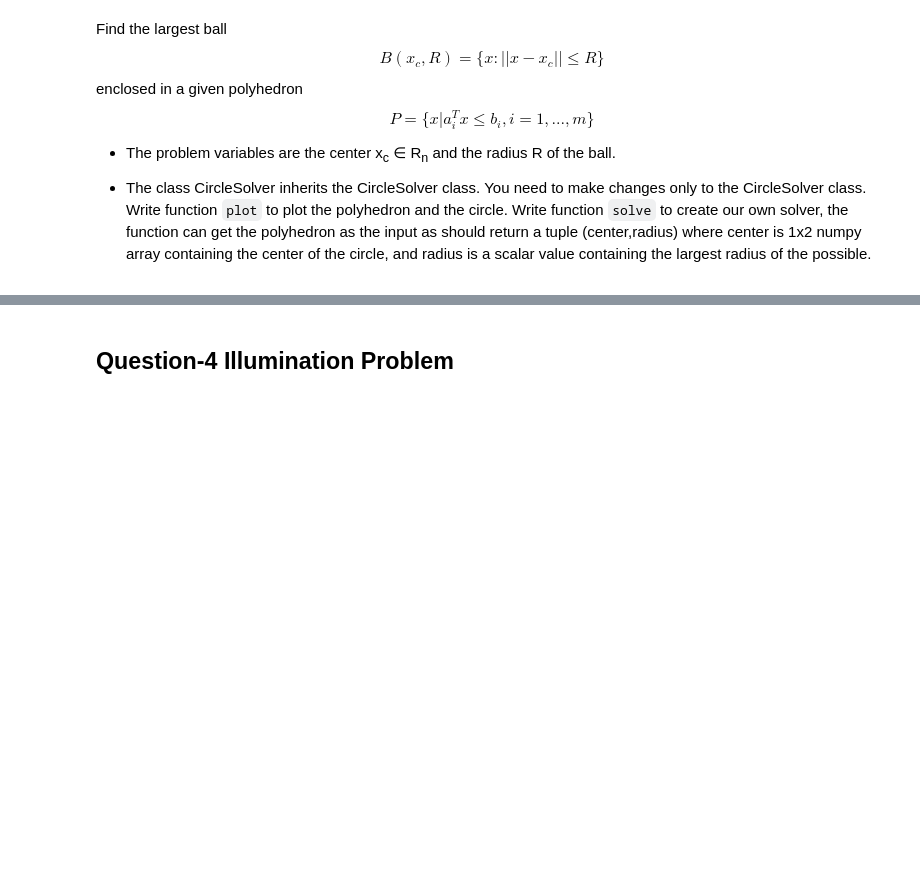
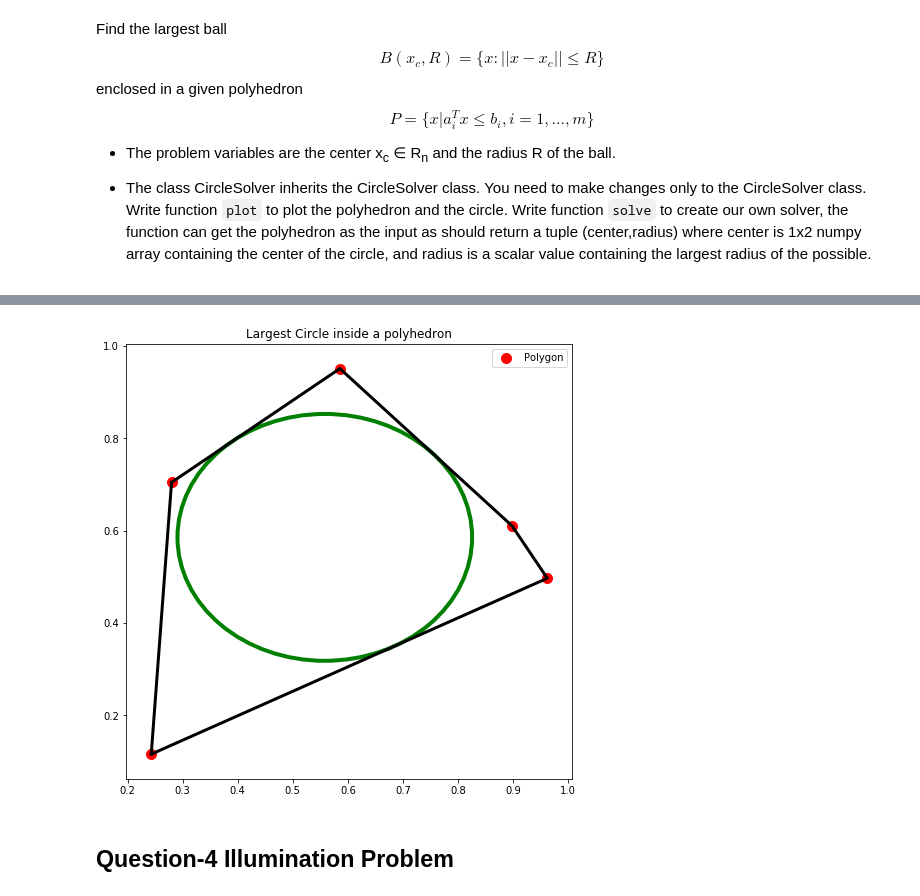
Before and after one commit to shaunak-badani/Optimization-Methods, a Jupyter notebook: Assignments/Ass1/20171004.ipynb, the cells around one changed output, grey strips where cells are left out. Saved outputs shown, nothing was run; the diff lists cells and outputs as text; code cells hidden in the pictures; blank space fills up the shorter version.

Commit message:
Solved Q3

```diff
--- a/Assignments/Ass1/20171004.ipynb
+++ b/Assignments/Ass1/20171004.ipynb
@@ -476,3 +479,9 @@ solver.plot()
+# %%
+solver = CircleSolver()
+circle, center = solver.solve()
+solver.plot()
+# %% [output]
+[figure, added]
 # %% [markdown]
 ## Question-4 Illumination Problem
 # %% [markdown]
```
Also changed, not shown: parts of 11 cells of this notebook, 1 other file.
